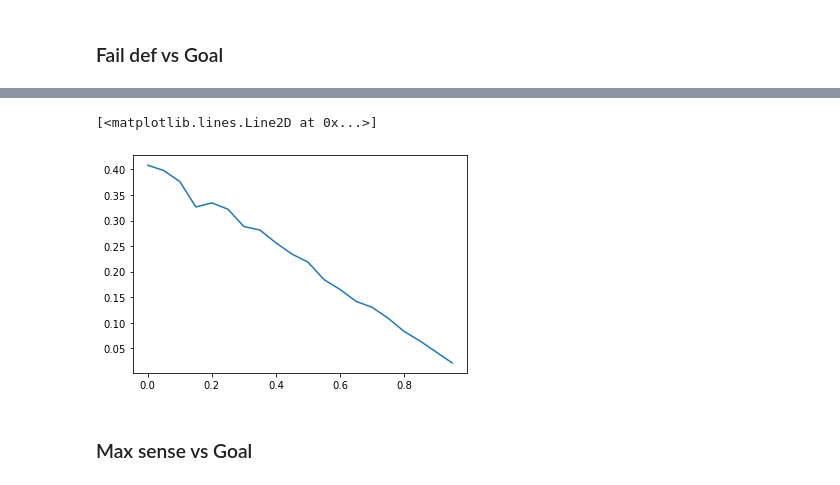
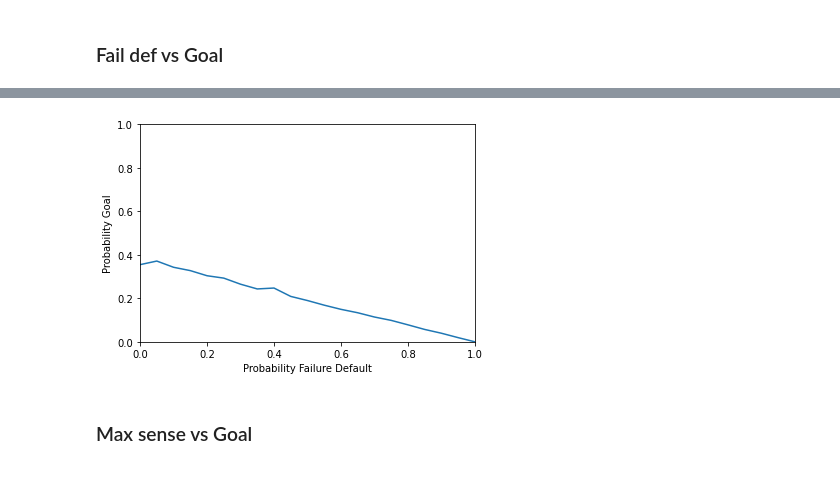
Before and after one commit to carlo98/bayesian-networks-drone-design, a Jupyter notebook: DesignStudyBN.ipynb, the cells around one changed output, grey strips where cells are left out. Drawn from its saved outputs; the diff is of its cells as text; code cells hidden in the pictures.

```diff
--- a/DesignStudyBN.ipynb
+++ b/DesignStudyBN.ipynb
@@ -307,15 +285,15 @@ plt.plot(diff_values, goals)
 diff = 0.6
 max_sense = 3
 s = 0.5
+lambda_sensors = 1
 
-fail_def_values = [float(fail_def)/100 for fail_def in range(0, 100, 5)]
+fail_def_values = [float(fail_def)/100 for fail_def in range(0, 105, 5)]
 goals = []
 for fail_def in fail_def_values:
     tmp_mean = 0
     for i in range(num_tests_sensors):
         sensors = [random.random()*max_sense, random.random()*max_sense, random.random()*max_sense]
-        agent_succ_infer = all_togheter(diff, fail_def, sensors, max_sense, s)
-        # Computing the probability of stop.
-        q = agent_succ_infer.query(variables=['G'], show_progress=False)
+        _, bp = all_togheter(diff, fail_def, sensors, lambda_sensors, max_sense, s)
+        q = bp.query(variables=['G'], show_progress=False)
         tmp_mean += q.values[1]
     goals.append(tmp_mean / num_tests_sensors)
@@ -340,8 +300,12 @@ WARNING
-# %%
-plt.plot(fail_def_values, goals)
-# %% [output]
-[<matplotlib.lines.Line2D at 0x...>]
-[figure, removed]
+# %%
+plt.plot(fail_def_values, goals)
+plt.xlim([0, 1])
+plt.ylim([0, 1])
+plt.xlabel("Probability Failure Default")
+plt.ylabel("Probability Goal")
+plt.show()
+# %% [output]
+[figure, added]
 # %% [markdown]
 ### Max sense vs Goal
 # %%
```
Also changed, not shown: parts of 33 cells of this notebook.
